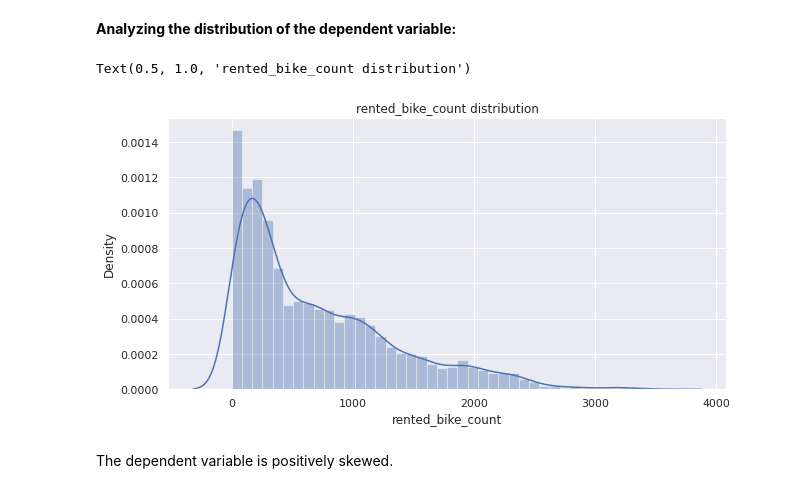
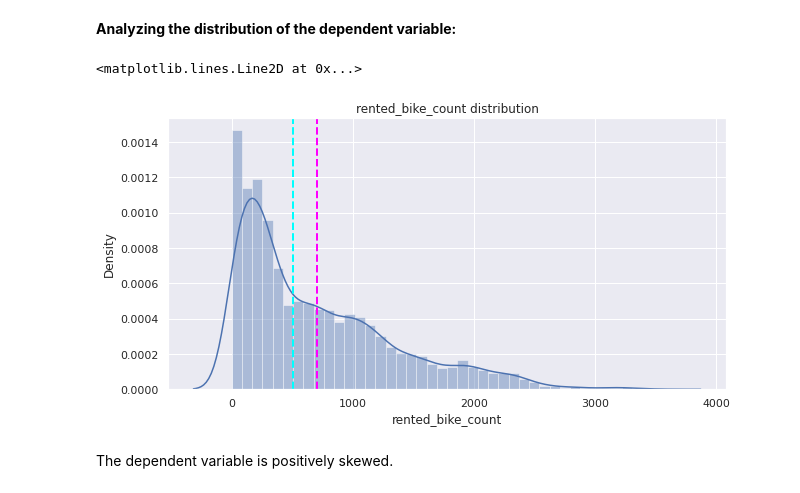
Before and after one commit to shaloy-lewis/bike_sharing_demand_prediction, a Jupyter notebook: Bike_Sharing_Demand_Prediction_Shaloy_lewis.ipynb, the cells around one changed output. Drawn from its saved outputs; the diff is of its cells as text; code cells hidden in the pictures.

```diff
--- a/Bike_Sharing_Demand_Prediction_Shaloy_lewis.ipynb
+++ b/Bike_Sharing_Demand_Prediction_Shaloy_lewis.ipynb
@@ -229,11 +230,13 @@ dependent_variable = ['rented_bike_count']
 # %%
 plt.figure(figsize=(10,5))
 sns.distplot(df[dependent_variable])
 plt.xlabel(dependent_variable[0])
 plt.title(dependent_variable[0]+' distribution')
+plt.axvline(df[dependent_variable[0]].mean(), color='magenta', linestyle='dashed', linewidth=2)
+plt.axvline(df[dependent_variable[0]].median(), color='cyan', linestyle='dashed', linewidth=2)
 # %% [output]
-Text(0.5, 1.0, 'rented_bike_count distribution')
+<matplotlib.lines.Line2D at 0x...>
-[figure, old version]
+[figure, new version]
 # %% [markdown]
 The dependent variable is positively skewed.
 # %% [markdown]
```
Also changed, not shown: parts of 62 cells of this notebook.
